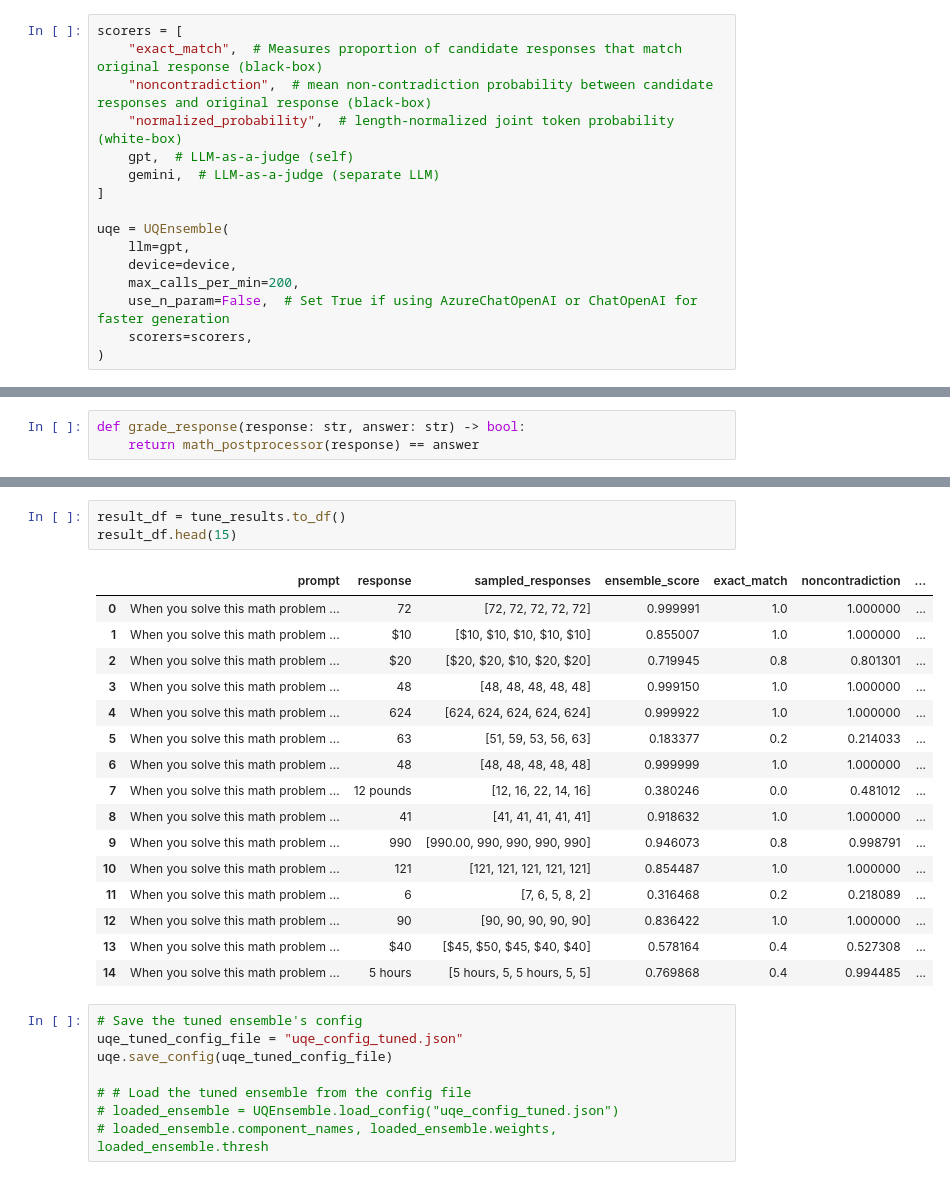
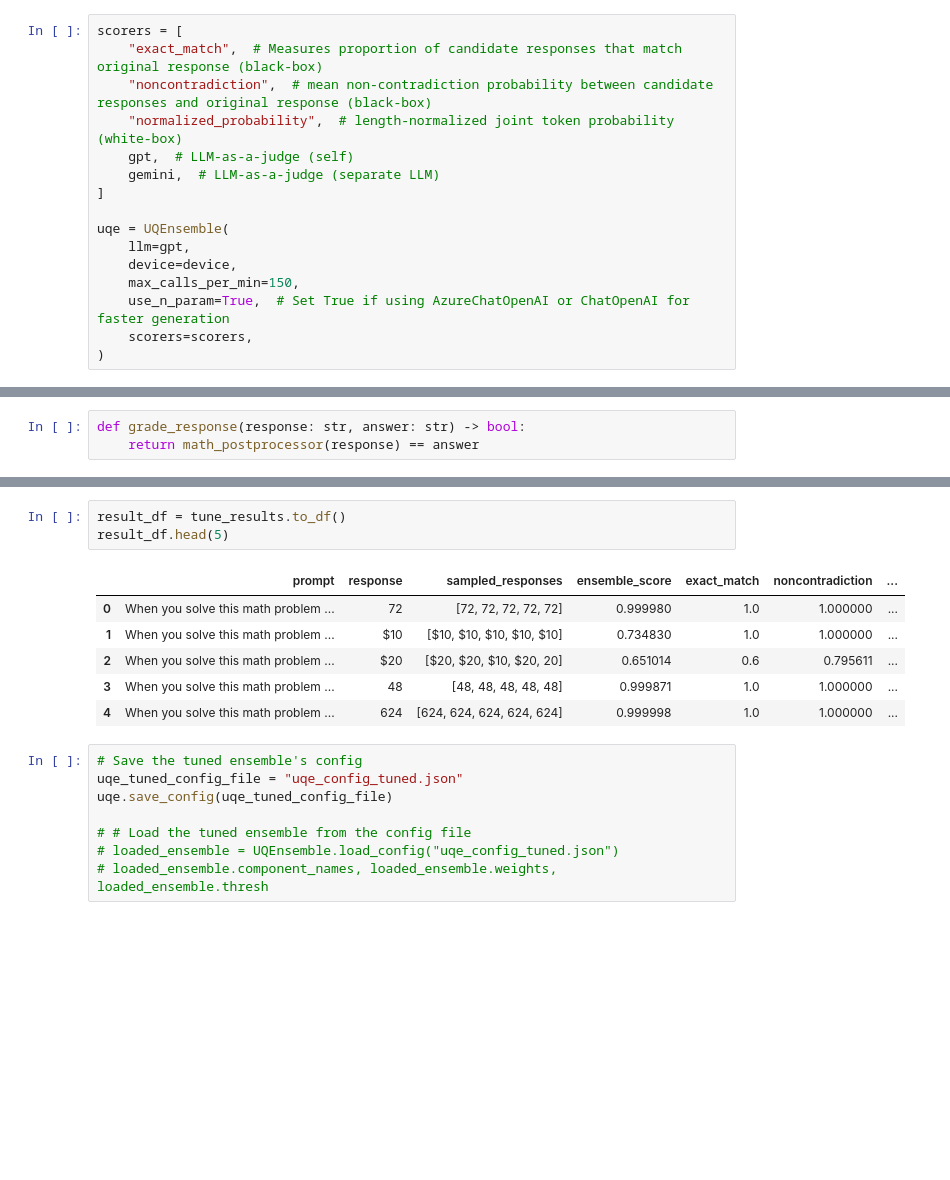
Before and after one commit to nklswld/uqlm, a Jupyter notebook: examples/ensemble_tuning_demo.ipynb, the cells around one changed output, grey strips where cells are left out. Drawn from its saved outputs; the diff is of its cells as text; blank space fills up the shorter version.

```diff
--- a/examples/ensemble_tuning_demo.ipynb
+++ b/examples/ensemble_tuning_demo.ipynb
@@ -276,8 +276,8 @@ scorers = [
 uqe = UQEnsemble(
     llm=gpt,
     device=device,
-    max_calls_per_min=200,
-    use_n_param=False,  # Set True if using AzureChatOpenAI or ChatOpenAI for faster generation
+    max_calls_per_min=150,
+    use_n_param=True,  # Set True if using AzureChatOpenAI or ChatOpenAI for faster generation
     scorers=scorers,
 )
 # %% [output]
@@ -347,23 +347,13 @@ tune_results = await uqe.tune(
 # %%
 result_df = tune_results.to_df()
-result_df.head(15)
+result_df.head(5)
 # %% [output]
 |  | prompt | response | sampled_responses | ensemble_score | exact_match | noncontradiction | ... |
-| 0 | When you solve this math problem ... | 72 | [72, 72, 72, 72, 72] | 0.999991 | 1.0 | 1.000000 | ... |
-| 1 | When you solve this math problem ... | $10 | [$10, $10, $10, $10, $10] | 0.855007 | 1.0 | 1.000000 | ... |
-| 2 | When you solve this math problem ... | $20 | [$20, $20, $10, $20, $20] | 0.719945 | 0.8 | 0.801301 | ... |
-| 3 | When you solve this math problem ... | 48 | [48, 48, 48, 48, 48] | 0.999150 | 1.0 | 1.000000 | ... |
-| 4 | When you solve this math problem ... | 624 | [624, 624, 624, 624, 624] | 0.999922 | 1.0 | 1.000000 | ... |
-| 5 | When you solve this math problem ... | 63 | [51, 59, 53, 56, 63] | 0.183377 | 0.2 | 0.214033 | ... |
-| 6 | When you solve this math problem ... | 48 | [48, 48, 48, 48, 48] | 0.999999 | 1.0 | 1.000000 | ... |
-| 7 | When you solve this math problem ... | 12 pounds | [12, 16, 22, 14, 16] | 0.380246 | 0.0 | 0.481012 | ... |
-| 8 | When you solve this math problem ... | 41 | [41, 41, 41, 41, 41] | 0.918632 | 1.0 | 1.000000 | ... |
-| 9 | When you solve this math problem ... | 990 | [990.00, 990, 990, 990, 990] | 0.946073 | 0.8 | 0.998791 | ... |
-| 10 | When you solve this math problem ... | 121 | [121, 121, 121, 121, 121] | 0.854487 | 1.0 | 1.000000 | ... |
-| 11 | When you solve this math problem ... | 6 | [7, 6, 5, 8, 2] | 0.316468 | 0.2 | 0.218089 | ... |
-| 12 | When you solve this math problem ... | 90 | [90, 90, 90, 90, 90] | 0.836422 | 1.0 | 1.000000 | ... |
-| 13 | When you solve this math problem ... | $40 | [$45, $50, $45, $40, $40] | 0.578164 | 0.4 | 0.527308 | ... |
-| 14 | When you solve this math problem ... | 5 hours | [5 hours, 5, 5 hours, 5, 5] | 0.769868 | 0.4 | 0.994485 | ... |
+| 0 | When you solve this math problem ... | 72 | [72, 72, 72, 72, 72] | 0.999980 | 1.0 | 1.000000 | ... |
+| 1 | When you solve this math problem ... | $10 | [$10, $10, $10, $10, $10] | 0.734830 | 1.0 | 1.000000 | ... |
+| 2 | When you solve this math problem ... | $20 | [$20, $20, $10, $20, 20] | 0.651014 | 0.6 | 0.795611 | ... |
+| 3 | When you solve this math problem ... | 48 | [48, 48, 48, 48, 48] | 0.999871 | 1.0 | 1.000000 | ... |
+| 4 | When you solve this math problem ... | 624 | [624, 624, 624, 624, 624] | 0.999998 | 1.0 | 1.000000 | ... |
 # %%
 # Save the tuned ensemble's config
 uqe_tuned_config_file = "uqe_config_tuned.json"
```
Also changed, not shown: parts of 4 cells of this notebook, 5 other files.
